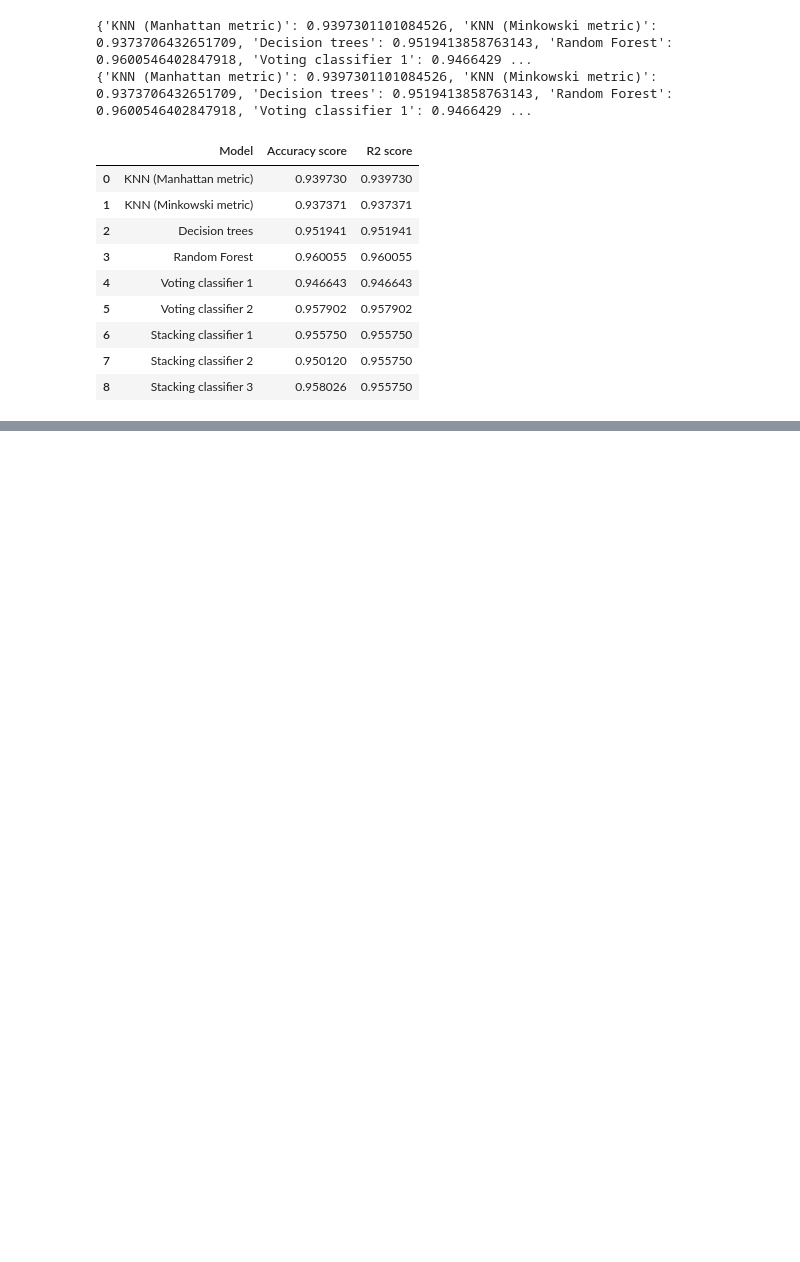
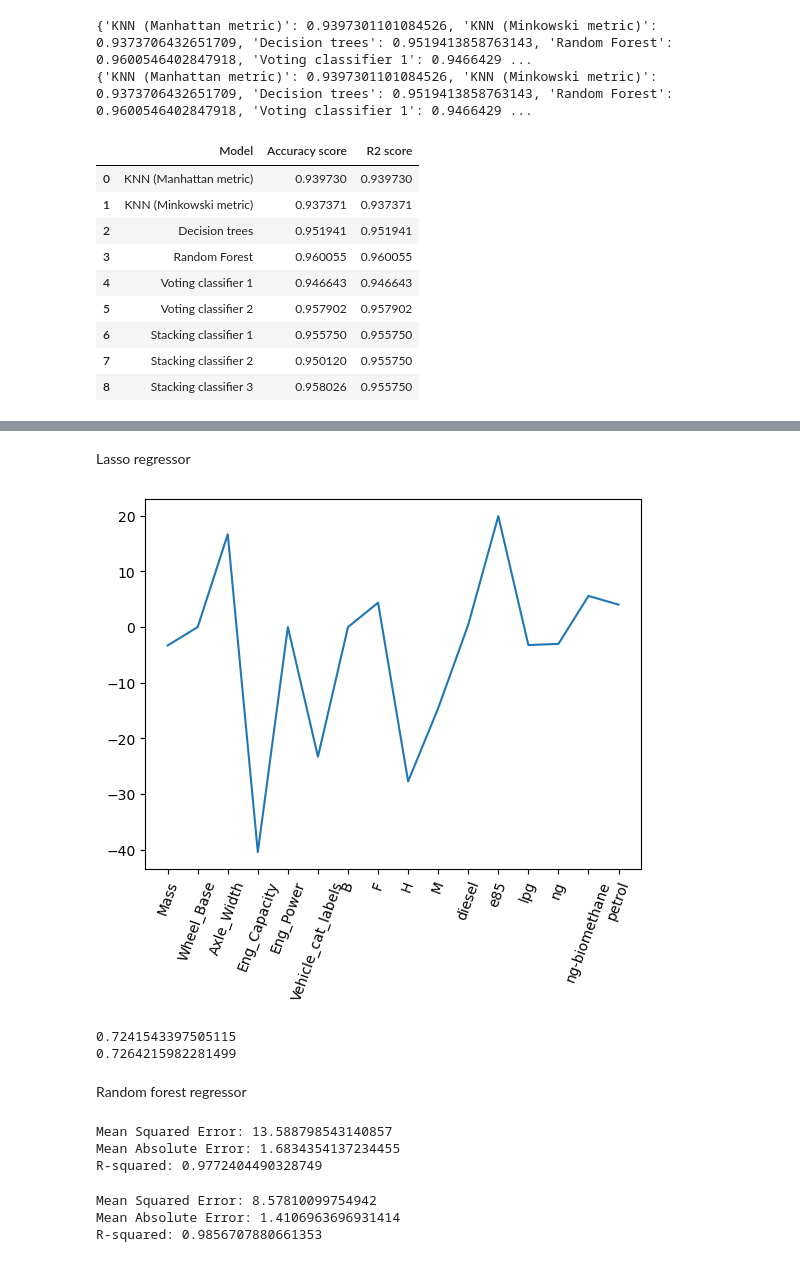
Before and after one commit to PinelopiM/ProjectCO2, a Jupyter notebook: CO2 project_Machine Learning models.ipynb, the cells around one changed output, grey strips where cells are left out. Saved outputs shown, nothing was run; the diff lists cells and outputs as text; code cells hidden in the pictures; blank space fills up the shorter version.

```diff
--- a/CO2 project_Machine Learning models.ipynb
+++ b/CO2 project_Machine Learning models.ipynb
@@ -1117,0 +1162,51 @@ all_scores.head(15)
+# %% [markdown]
+Lasso regressor
+# %%
+from sklearn.linear_model import Lasso #Import library
+
+#Model
+lasso_r = Lasso(alpha = 0.01) #Instantiate regressor with alpha=0.01
+lasso_r.fit(X_train, y_train) #Fit the model
+
+#Display the coefficients
+plt.plot(data.columns, lasso_r.coef_)
+plt.xticks(data.columns, data.columns, rotation = 70);
+# %% [output]
+[figure, added]
+# %%
+print(lasso_r.score(X_train, y_train)) #Display model score on train data
+print(lasso_r.score(X_test, y_test)) #Display model score on test data
+
+coeff = lasso_r.coef_
+features = data_new.columns
+table_coeff = pd.DataFrame({'features': features, 'coeff': coeff}).sort_values('coeff')
+# %% [output]
+0.7241543397505115
+0.7264215982281499
+# %% [markdown]
+Random forest regressor
+# %%
+
+from sklearn.ensemble import RandomForestRegressor
+from sklearn.metrics import mean_squared_error, mean_absolute_error, r2_score
+# Instantiate the Random Forest Regressor
+rf_regressor = RandomForestRegressor(n_estimators=3, random_state=32)
+
+# Train the model
+rf_regressor.fit(X_train, y_train)
+
+# Make predictions on the testing data
+y_pred = rf_regressor.predict(X_test)
+
+# Evaluate the model
+mse = mean_squared_error(y_test, y_pred)
+mae = mean_absolute_error(y_test, y_pred)
+r2 = r2_score(y_test, y_pred)
+
+print("Mean Squared Error:", mse)
+print("Mean Absolute Error:", mae)
+print("R-squared:", r2)
+# %% [output]
+Mean Squared Error: 13.588798543140857
+Mean Absolute Error: 1.6834354137234455
+R-squared: 0.9772404490328749
@@ -1117,0 +1221,11 @@ all_scores.head(15)
+# %%
+#Display metrics
+print("Mean Squared Error:", mse)
+print("Mean Absolute Error:", mae)
+print("R-squared:", r2)
+
+#We can see that the Random Forest regressor works very well!
+# %% [output]
+Mean Squared Error: 8.57810099754942
+Mean Absolute Error: 1.4106963696931414
+R-squared: 0.9856707880661353
```
Also changed, not shown: parts of 10 cells of this notebook.
